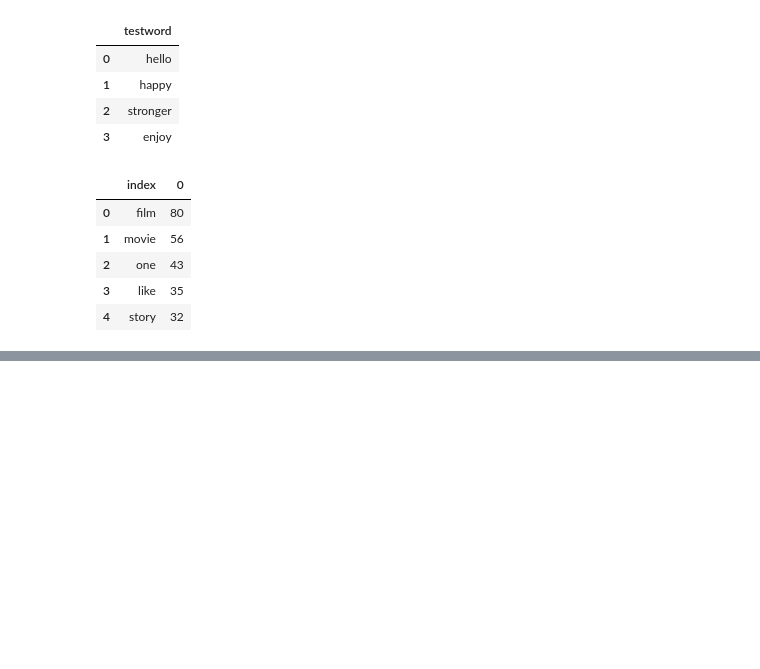
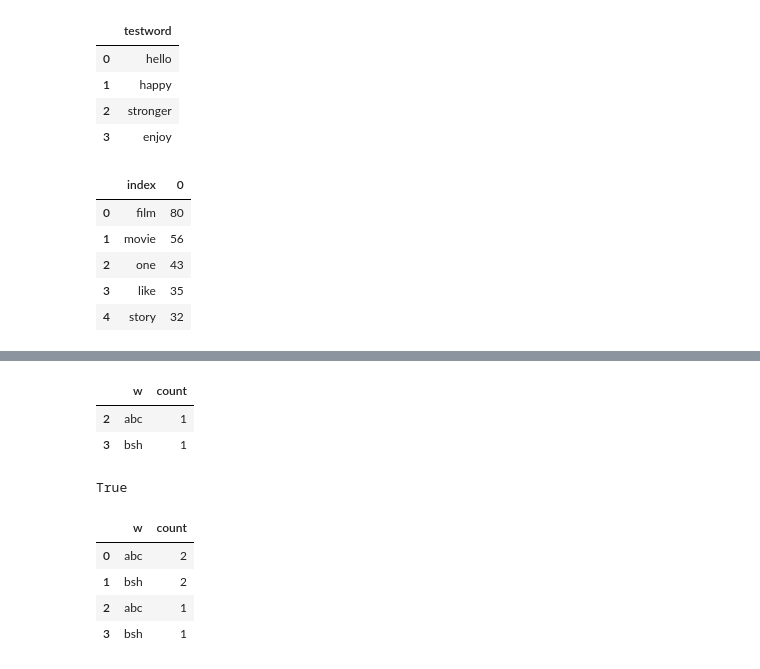
Before and after one commit to KatharinaWiedmann/DataEngGroupProject, a Jupyter notebook: Debbie/lancastersummer.ipynb, the cells around one changed output, grey strips where cells are left out. Cells and saved outputs as stored; diff of their text form; code cells hidden in the pictures; blank space fills up the shorter version.

```diff
--- a/Debbie/lancastersummer.ipynb
+++ b/Debbie/lancastersummer.ipynb
@@ -80,0 +99,24 @@ NameError: name 'newdf' is not defined
+# %%
+d = w[w.duplicated(['w'])]
+d
+# %% [output]
+|  | w | count |
+| 2 | abc | 1 |
+| 3 | bsh | 1 |
+# %%
+d.iloc[0,0] == w.iloc[0,0]
+# %% [output]
+True
+# %%
+for i in range(0,len(w)):
+    if i >= len(d):
+        break
+    if w.iloc[i,0]==d.iloc[i,0]:
+        w.iloc[i,1]=w.iloc[i,1]+d.iloc[i,1]
+w.head()
+# %% [output]
+|  | w | count |
+| 0 | abc | 2 |
+| 1 | bsh | 2 |
+| 2 | abc | 1 |
+| 3 | bsh | 1 |
```
Also changed, not shown: parts of 8 cells of this notebook, 7 other files.
